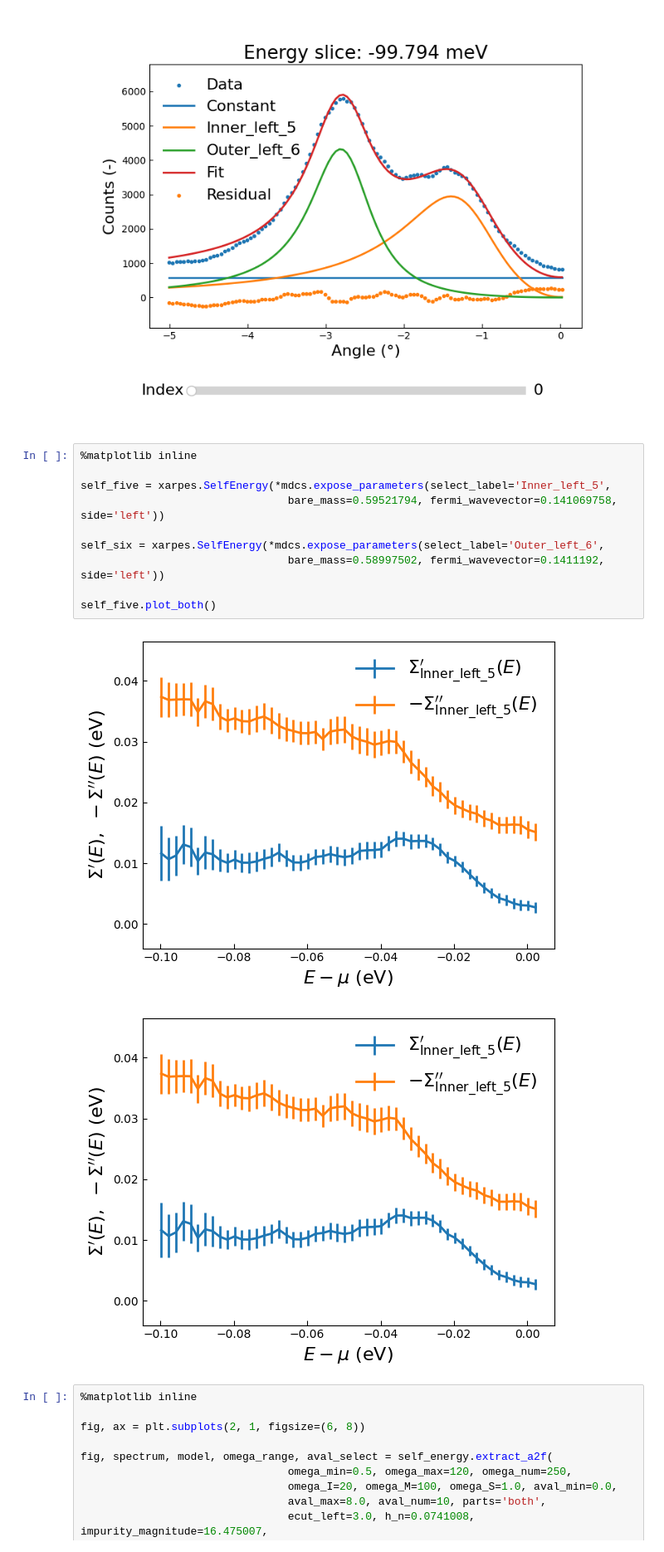
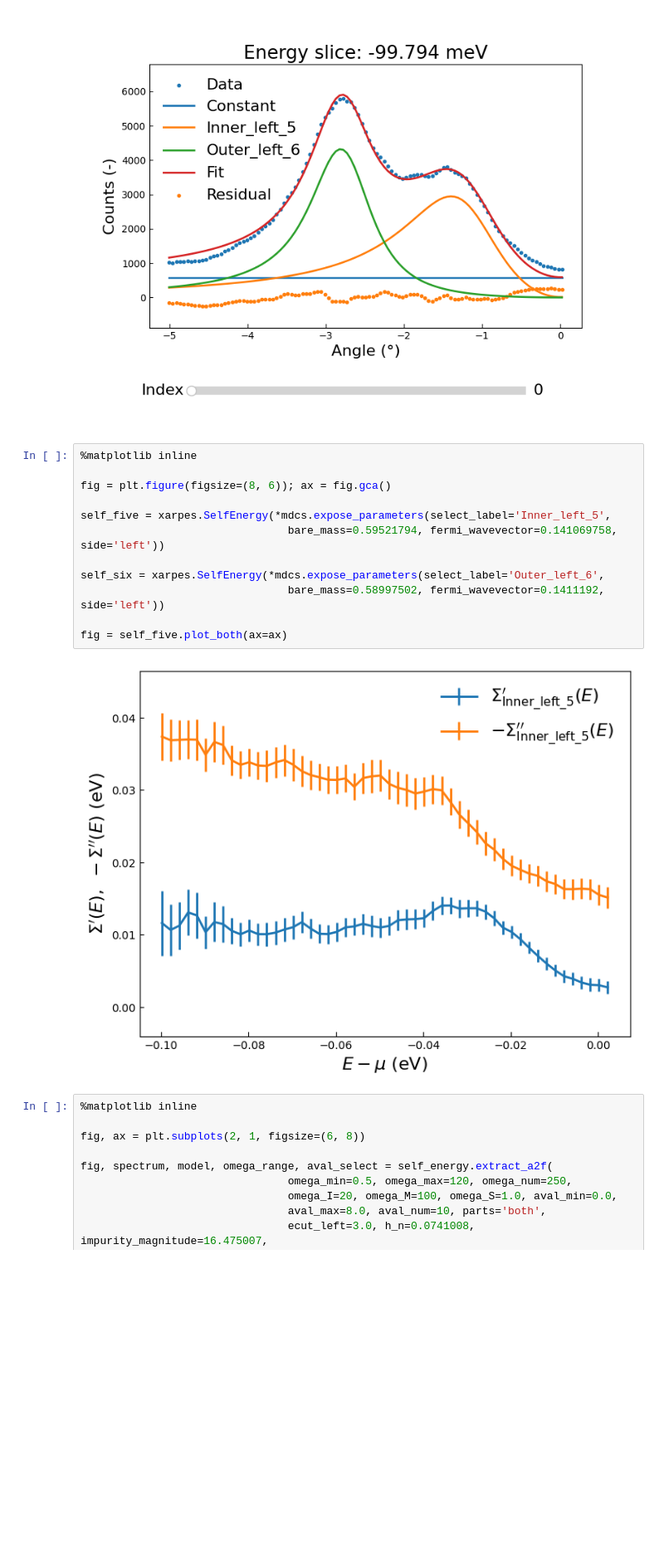
Before and after one commit to xARPES/xARPES, a Jupyter notebook: doc/notebooks/srtio3.ipynb, the cells around one changed output. Shown at 83% size. Saved outputs shown, nothing was run; the diff lists cells and outputs as text; blank space fills up the shorter version.

```diff
--- a/doc/notebooks/srtio3.ipynb
+++ b/doc/notebooks/srtio3.ipynb
@@ -239,17 +239,18 @@ fig = mdcs.fit_selection(distributions=guess_dists, matrix_element=mat_el,
 [figure]
 # %%
 %matplotlib inline
+
+fig = plt.figure(figsize=(8, 6)); ax = fig.gca()
 
 self_five = xarpes.SelfEnergy(*mdcs.expose_parameters(select_label='Inner_left_5',
                                 bare_mass=0.59521794, fermi_wavevector=0.141069758, side='left'))
 
 self_six = xarpes.SelfEnergy(*mdcs.expose_parameters(select_label='Outer_left_6',
                                 bare_mass=0.58997502, fermi_wavevector=0.1411192, side='left'))
 
-self_five.plot_both()
+fig = self_five.plot_both(ax=ax)
 # %% [output]
-[figure, old version]
+[figure, new version]
-[figure, removed]
 # %%
 %matplotlib inline
 
```
Also changed, not shown: parts of 1 cell of this notebook, 10 other files.
